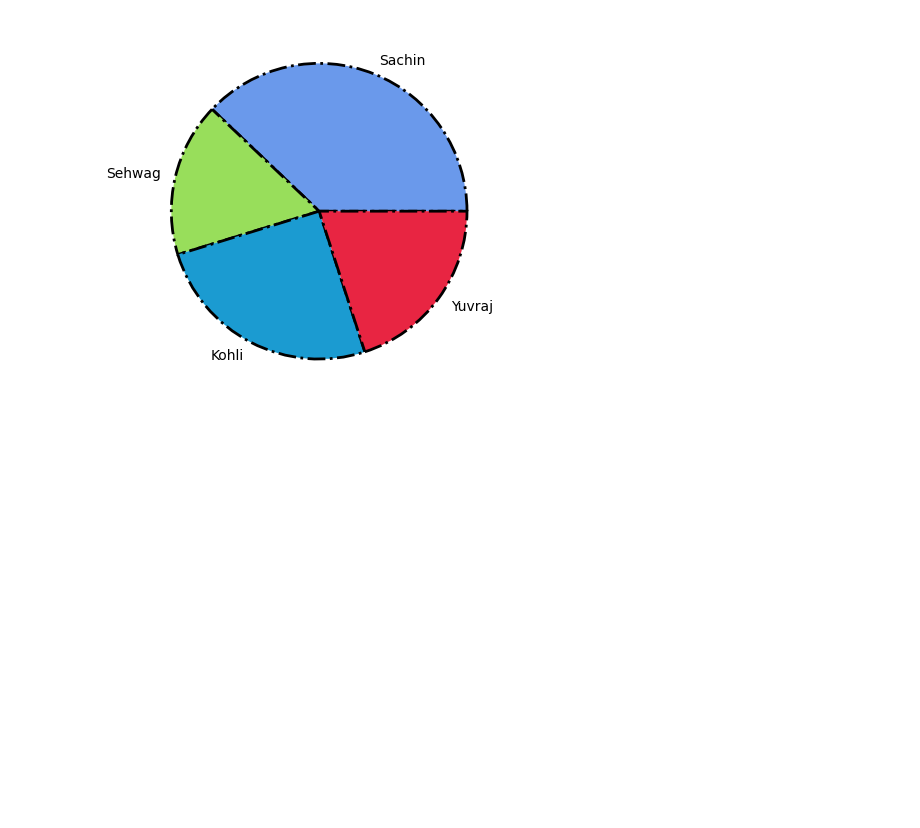
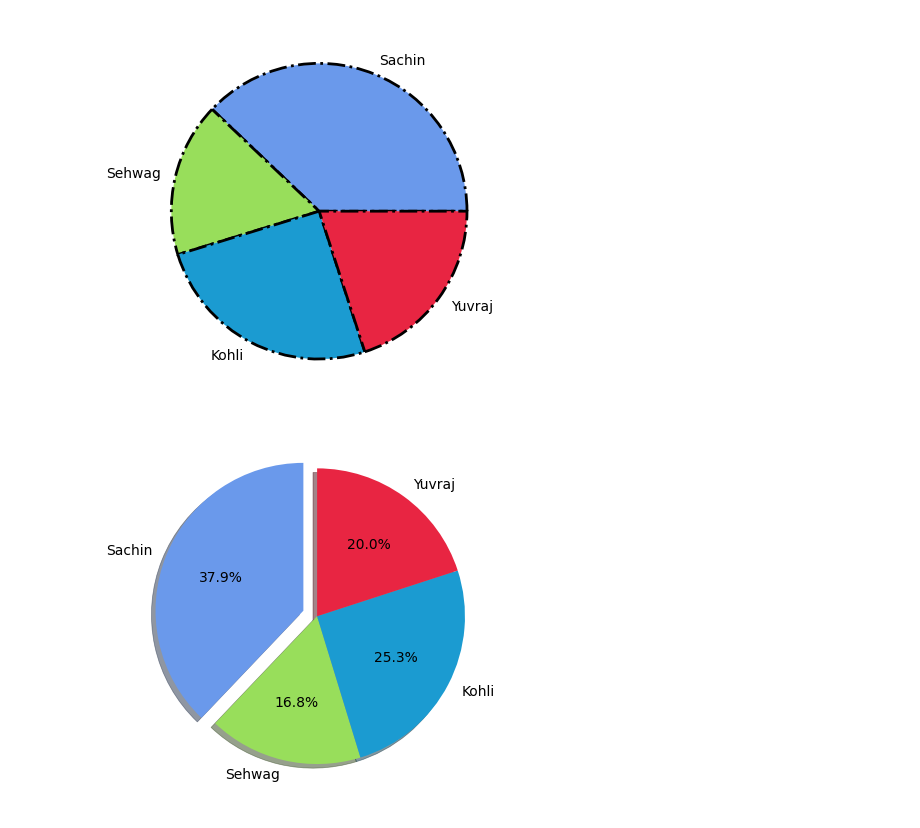
Before and after one commit to krishroy321/coders_of_delhi, a Jupyter notebook: Data Visualization using Matplotlib and Seaborn/PieCharts.ipynb, the cells around one changed output. Cells and saved outputs as stored; diff of their text form; code cells hidden in the pictures; blank space fills up the shorter version.

Commit message:
shadow , startangle and autopct

```diff
--- a/Data Visualization using Matplotlib and Seaborn/PieCharts.ipynb
+++ b/Data Visualization using Matplotlib and Seaborn/PieCharts.ipynb
@@ -27,3 +27,9 @@ plt.pie(
 plt.show()
 # %% [output]
 [figure]
+# %%
+explode=[0.1,0,0,0]
+plt.pie(runs,labels=players,colors=colors,explode=explode,shadow=True,startangle=90,autopct='%1.1f%%')
+plt.show()
+# %% [output]
+[figure, added]
```
